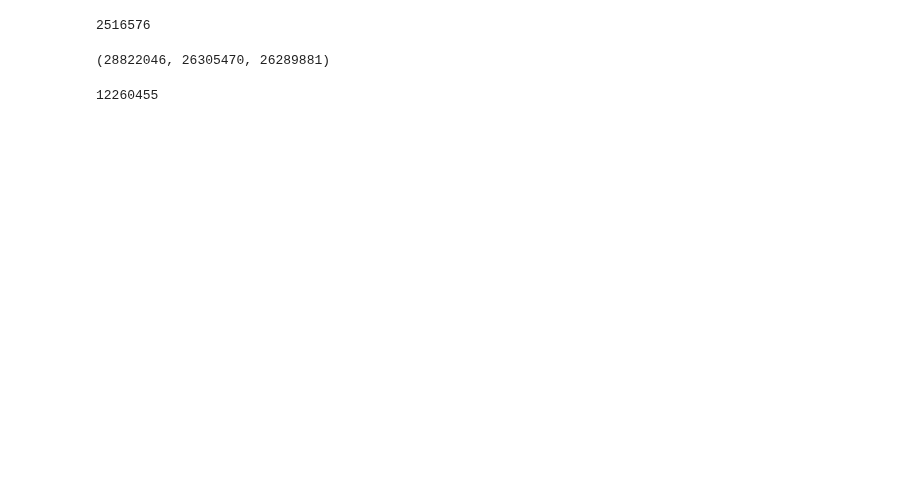
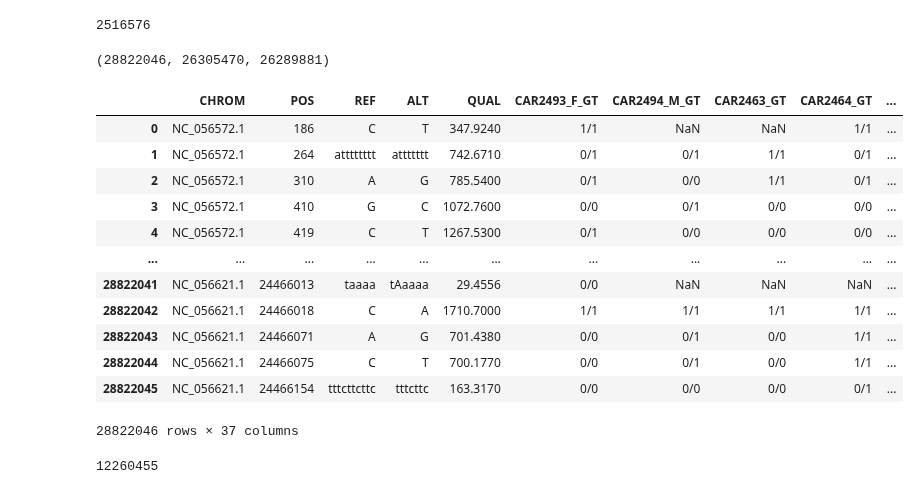
Before and after one commit to mitoclub/AquaSelection, a Jupyter notebook: intersect.ipynb, the cells around one changed output. Drawn from its saved outputs; the diff is of its cells as text; code cells hidden in the pictures; blank space fills up the shorter version.

```diff
--- a/intersect.ipynb
+++ b/intersect.ipynb
@@ -95,7 +96,7 @@ df_flt.to_parquet('./data/interim/CARP_KANT.parquet')
 # %% [markdown]
 ## Main
 # %%
-df = pd.read_parquet('./data/interim/CARP_KANT.parquet')
+df = pd.read_parquet('./data/CARP_KANT.parquet')
 df
 # %% [output]
 |  | CHROM | POS | REF | ALT | QUAL | CAR2493_F_GT | CAR2494_М_GT | CAR2463_GT | CAR2464_GT | ... |
@@ -157,6 +164,22 @@ nvar_M = nvar - df['CAR2494_М_GT'].isna().sum()
 nvar, nvar_F, nvar_M
 # %% [output]
 (28822046, 26305470, 26289881)
+# %%
+df
+# %% [output]
+|  | CHROM | POS | REF | ALT | QUAL | CAR2493_F_GT | CAR2494_М_GT | CAR2463_GT | CAR2464_GT | ... |
+| 0 | NC_056572.1 | 186 | C | T | 347.9240 | 1/1 | NaN | NaN | 1/1 | ... |
+| 1 | NC_056572.1 | 264 | atttttttt | attttttt | 742.6710 | 0/1 | 0/1 | 1/1 | 0/1 | ... |
+| 2 | NC_056572.1 | 310 | A | G | 785.5400 | 0/1 | 0/0 | 1/1 | 0/1 | ... |
+| 3 | NC_056572.1 | 410 | G | C | 1072.7600 | 0/0 | 0/1 | 0/0 | 0/0 | ... |
+| 4 | NC_056572.1 | 419 | C | T | 1267.5300 | 0/1 | 0/0 | 0/0 | 0/0 | ... |
+| ... | ... | ... | ... | ... | ... | ... | ... | ... | ... | ... |
+| 28822041 | NC_056621.1 | 24466013 | taaaa | tAaaaa | 29.4556 | 0/0 | NaN | NaN | NaN | ... |
+| 28822042 | NC_056621.1 | 24466018 | C | A | 1710.7000 | 1/1 | 1/1 | 1/1 | 1/1 | ... |
+| 28822043 | NC_056621.1 | 24466071 | A | G | 701.4380 | 0/0 | 0/1 | 0/0 | 1/1 | ... |
+| 28822044 | NC_056621.1 | 24466075 | C | T | 700.1770 | 0/0 | 0/1 | 0/0 | 1/1 | ... |
+| 28822045 | NC_056621.1 | 24466154 | tttcttcttc | tttcttc | 163.3170 | 0/0 | 0/0 | 0/0 | 0/1 | ... |
+28822046 rows × 37 columns
 # %%
 (df['CAR2493_F_GT'] == df['CAR2494_М_GT']).sum()
 # %% [output]
```
Also changed, not shown: parts of 18 cells of this notebook, 1 other file.
